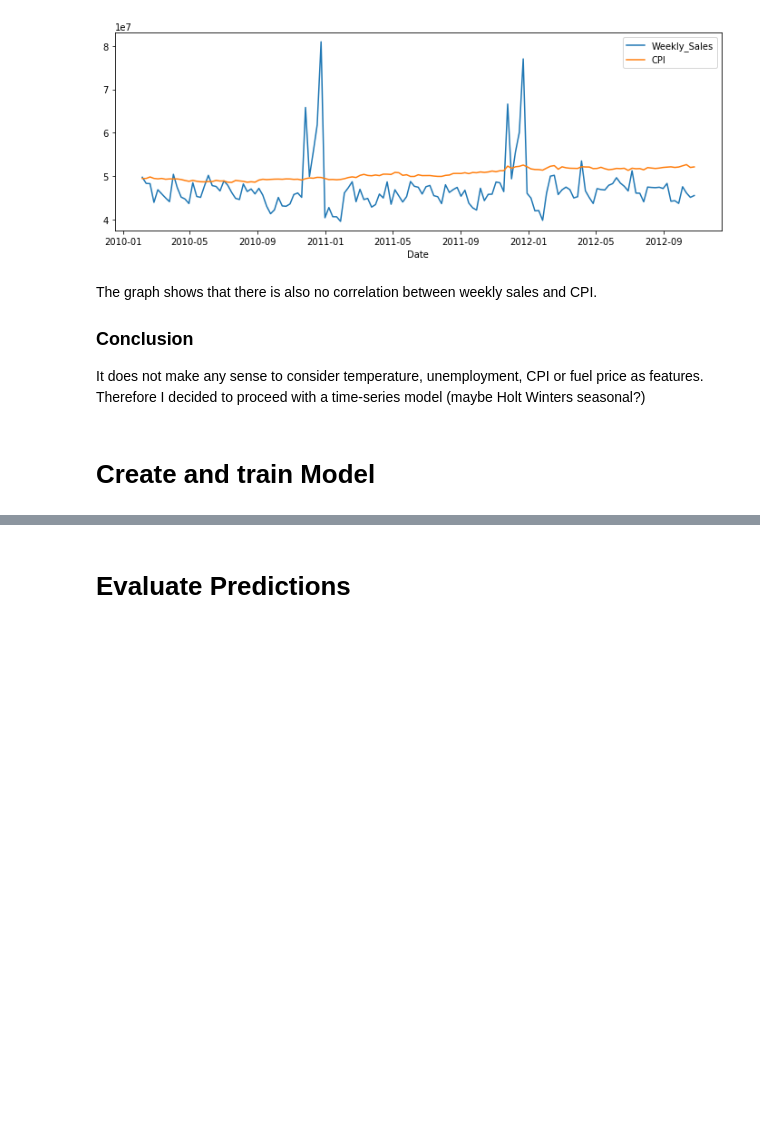
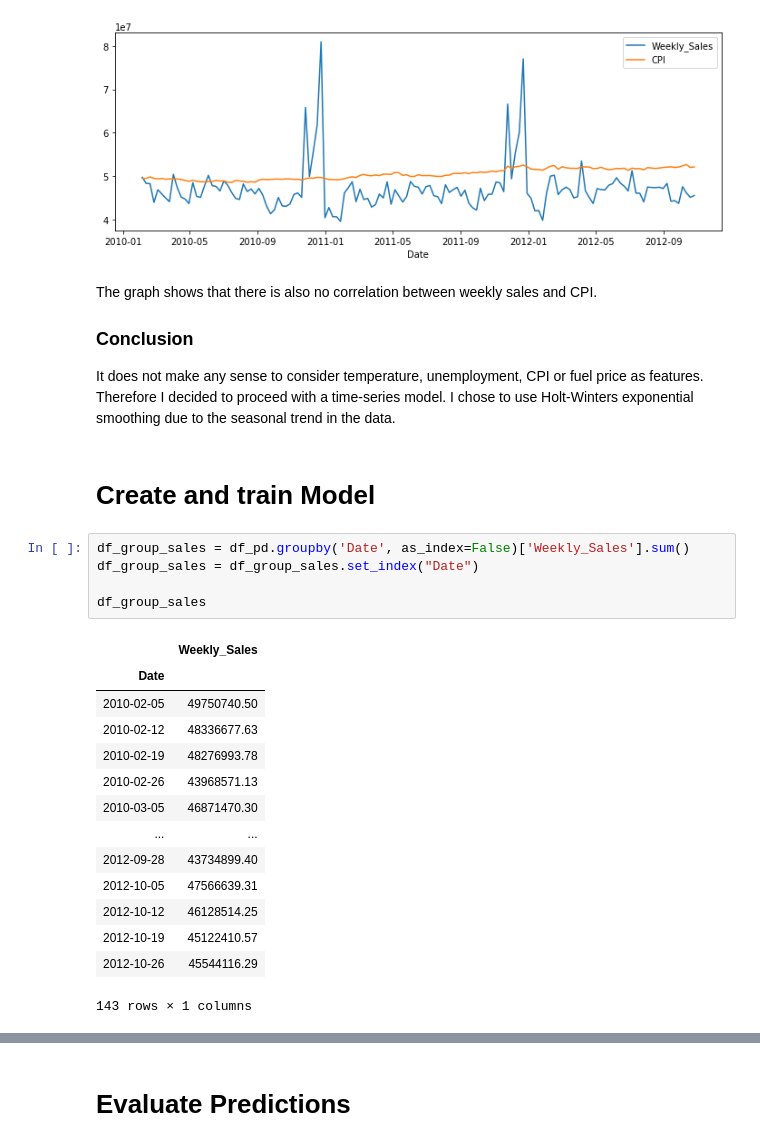
Before and after one commit to stephaniebernhard/retail_analytics, a Jupyter notebook: retail_analytics.ipynb, the cells around one changed output, grey strips where cells are left out. Saved outputs shown, nothing was run; the diff lists cells and outputs as text; blank space fills up the shorter version.

```diff
--- a/retail_analytics.ipynb
+++ b/retail_analytics.ipynb
@@ -381,6 +384,26 @@ plt.legend(('Weekly_Sales', 'CPI'))
 The graph shows that there is also no correlation between weekly sales and CPI.
 
 ### Conclusion
-It does not make any sense to consider temperature, unemployment, CPI or fuel price as features. Therefore I decided to proceed with a time-series model (maybe Holt Winters seasonal?)
+It does not make any sense to consider temperature, unemployment, CPI or fuel price as features. Therefore I decided to proceed with a time-series model. I chose to use Holt-Winters exponential smoothing due to the seasonal trend in the data.
 # %% [markdown]
 # Create and train Model
+# %%
+df_group_sales = df_pd.groupby('Date', as_index=False)['Weekly_Sales'].sum()
+df_group_sales = df_group_sales.set_index("Date")
+
+df_group_sales
+# %% [output]
+|  | Weekly_Sales |
+| Date |  |
+| 2010-02-05 | 49750740.50 |
+| 2010-02-12 | 48336677.63 |
+| 2010-02-19 | 48276993.78 |
+| 2010-02-26 | 43968571.13 |
+| 2010-03-05 | 46871470.30 |
+| ... | ... |
+| 2012-09-28 | 43734899.40 |
+| 2012-10-05 | 47566639.31 |
+| 2012-10-12 | 46128514.25 |
+| 2012-10-19 | 45122410.57 |
+| 2012-10-26 | 45544116.29 |
+143 rows × 1 columns
```
Also changed, not shown: parts of 6 cells of this notebook.
